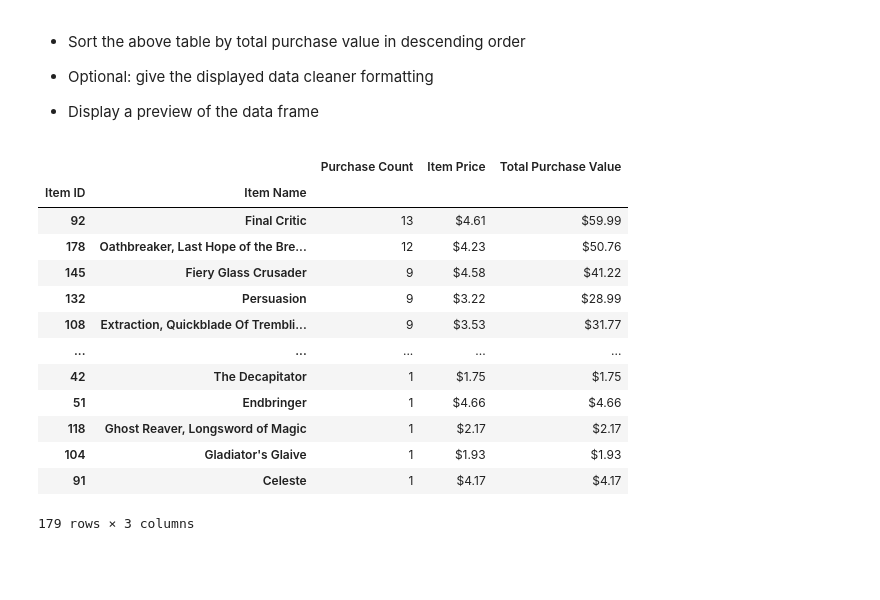
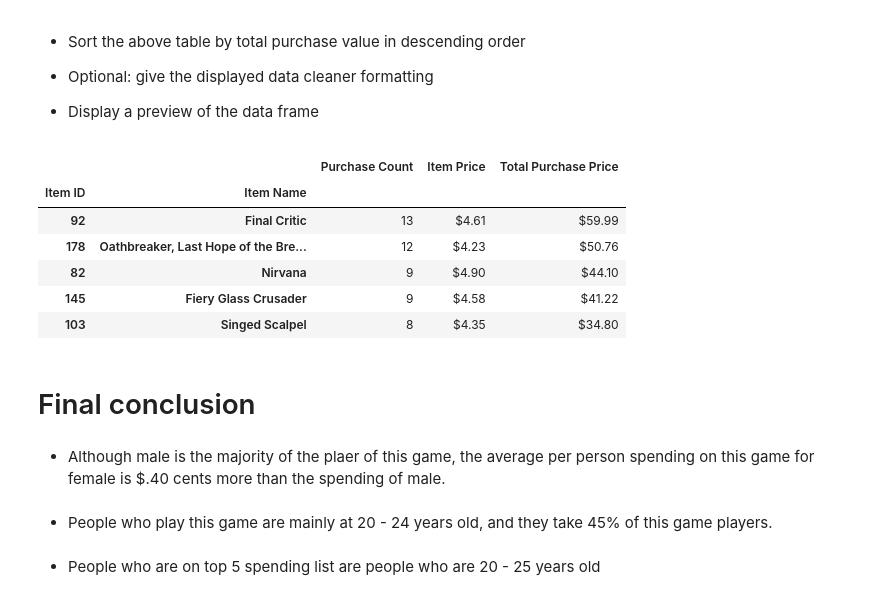
Before and after one commit to YANG007SUN/pandas-challenge, a Jupyter notebook: HeroesOfPymoli/HeroesOfPymoli_starter.ipynb, the cells around one changed output. Drawn from its saved outputs; the diff is of its cells as text; code cells hidden in the pictures; blank space fills up the shorter version.

```diff
--- a/HeroesOfPymoli/HeroesOfPymoli_starter.ipynb
+++ b/HeroesOfPymoli/HeroesOfPymoli_starter.ipynb
@@ -284,20 +339,21 @@ retrieved_summary.head(5)
 
 
 * Display a preview of the data frame
-# %%
-retrieved_summary
-# %% [output]
-|  |  | Purchase Count | Item Price | Total Purchase Value |
-| Item ID | Item Name |  |  |  |
-| 92 | Final Critic | 13 | $4.61 | $59.99 |
-| 178 | Oathbreaker, Last Hope of the Bre... | 12 | $4.23 | $50.76 |
-| 145 | Fiery Glass Crusader | 9 | $4.58 | $41.22 |
-| 132 | Persuasion | 9 | $3.22 | $28.99 |
-| 108 | Extraction, Quickblade Of Trembli... | 9 | $3.53 | $31.77 |
-| ... | ... | ... | ... | ... |
-| 42 | The Decapitator | 1 | $1.75 | $1.75 |
-| 51 | Endbringer | 1 | $4.66 | $4.66 |
-| 118 | Ghost Reaver, Longsword of Magic | 1 | $2.17 | $2.17 |
-| 104 | Gladiator's Glaive | 1 | $1.93 | $1.93 |
-| 91 | Celeste | 1 | $4.17 | $4.17 |
-179 rows × 3 columns
+# %%
+the_most_summary(purchase_data,5, "Total Purchase Price")
+# %% [output]
+|  |  | Purchase Count | Item Price | Total Purchase Price |
+| Item ID | Item Name |  |  |  |
+| 92 | Final Critic | 13 | $4.61 | $59.99 |
+| 178 | Oathbreaker, Last Hope of the Bre... | 12 | $4.23 | $50.76 |
+| 82 | Nirvana | 9 | $4.90 | $44.10 |
+| 145 | Fiery Glass Crusader | 9 | $4.58 | $41.22 |
+| 103 | Singed Scalpel | 8 | $4.35 | $34.80 |
+# %% [markdown]
+# Final conclusion
+# %% [markdown]
+* Although male is the majority of the plaer of this game, the average per person spending on this game for female is $.40 cents more than the spending of male.
+# %% [markdown]
+* People who play this game are mainly at 20 - 24 years old, and they take 45% of this game players.
+# %% [markdown]
+* People who are on top 5 spending list are people who are 20 - 25 years old
```
Also changed, not shown: parts of 10 cells of this notebook.
